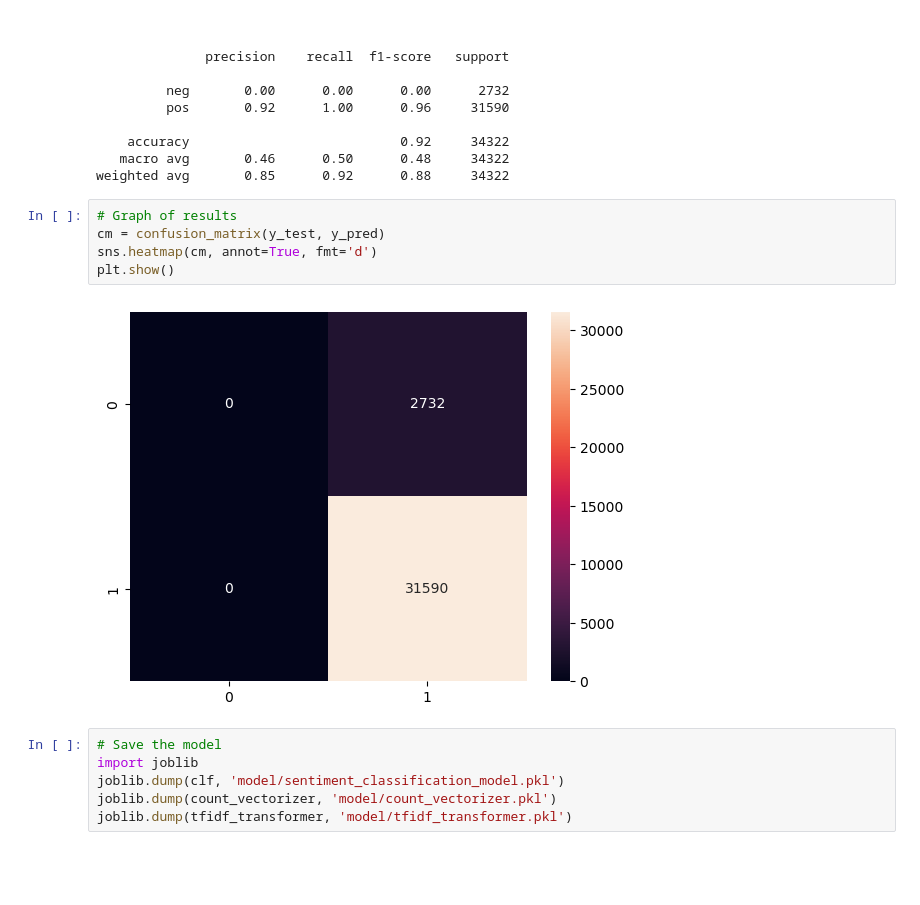
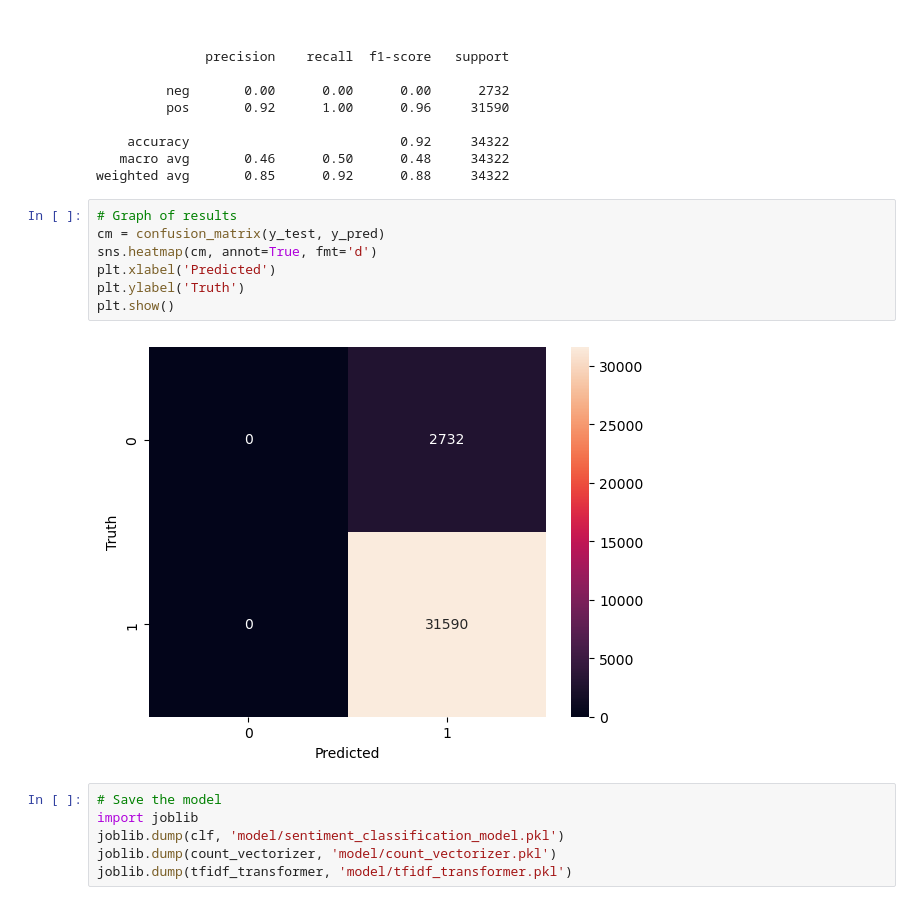
Before and after one commit to Furk4nBulut/Sentiment-Classification, a Jupyter notebook: Sentiment-Classification.ipynb, the cells around one changed output. Saved outputs shown, nothing was run; the diff lists cells and outputs as text; blank space fills up the shorter version.

```diff
--- a/Sentiment-Classification.ipynb
+++ b/Sentiment-Classification.ipynb
@@ -204,10 +204,12 @@ weighted avg       0.85      0.92      0.88     34322
 # %%
 # Graph of results
 cm = confusion_matrix(y_test, y_pred)
 sns.heatmap(cm, annot=True, fmt='d')
+plt.xlabel('Predicted')
+plt.ylabel('Truth')
 plt.show()
 # %% [output]
-[figure, old version]
+[figure, new version]
 # %%
 # Save the model
 import joblib
```
